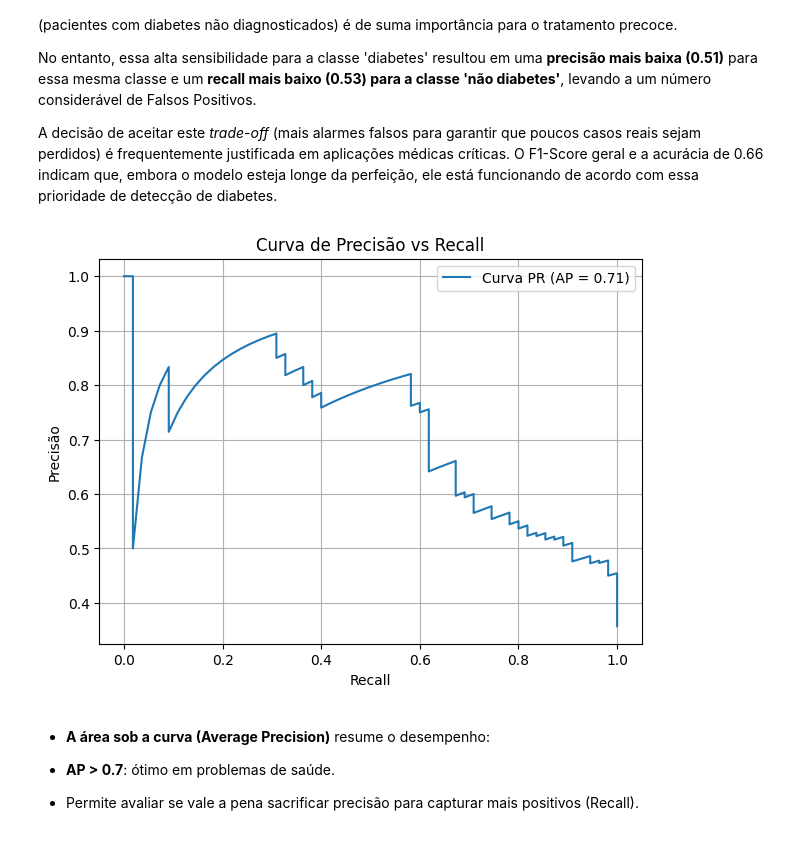
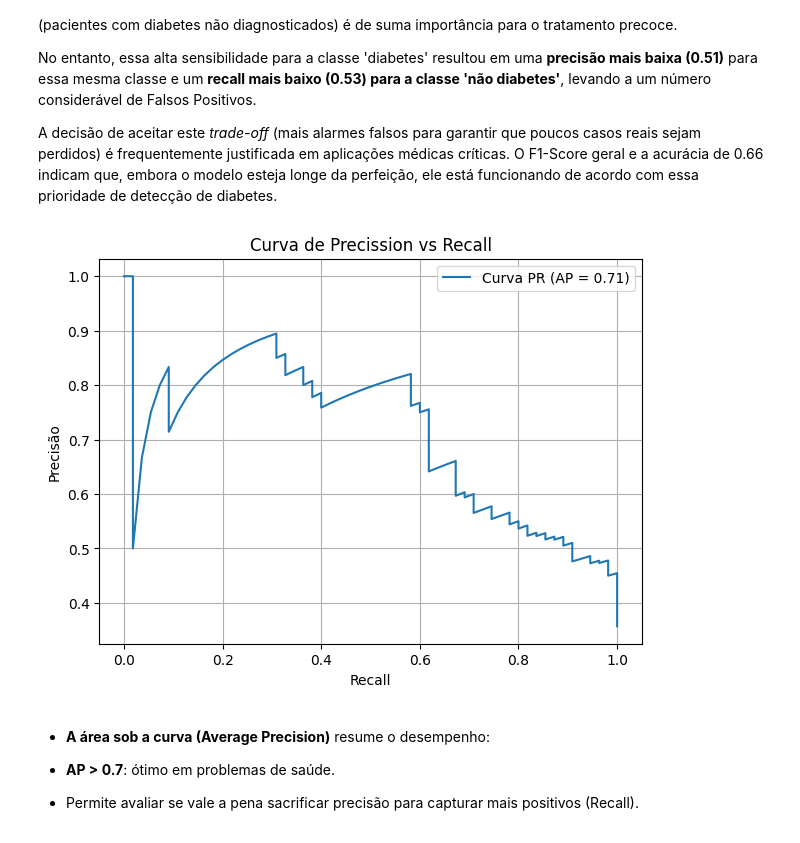
Before and after one commit to thiagonoobre/Modelo_de_Classificacao_para_Previsao_de_Diabetes, a Jupyter notebook: Modelo_de_Classificação_para_Previsão_de_Diabetes.ipynb, the cells around one changed output. Cells and saved outputs as stored; diff of their text form; code cells hidden in the pictures.

```diff
--- a/Modelo_de_Classificação_para_Previsão_de_Diabetes.ipynb
+++ b/Modelo_de_Classificação_para_Previsão_de_Diabetes.ipynb
@@ -549,18 +551,18 @@ A decisão de aceitar este *trade-off* (mais alarmes falsos para garantir que po
 # %%
 precision, recall, pr_thresholds = precision_recall_curve(y_test, y_proba)
 ap_score = average_precision_score(y_test, y_proba)
 
 plt.figure(figsize=(7, 5))
 plt.plot(recall, precision, label=f'Curva PR (AP = {ap_score:.2f})')
 plt.xlabel('Recall')
 plt.ylabel('Precisão')
-plt.title('Curva de Precisão vs Recall')
+plt.title('Curva de Precission vs Recall')
 plt.grid()
 plt.legend()
 plt.savefig('Curva_Precisão_Recall.png', bbox_inches='tight')
 plt.show()
 # %% [output]
-[figure, old version]
+[figure, new version]
 # %% [markdown]
 - **A área sob a curva (Average Precision)** resume o desempenho:
 
```
Also changed, not shown: parts of 3 cells of this notebook.
